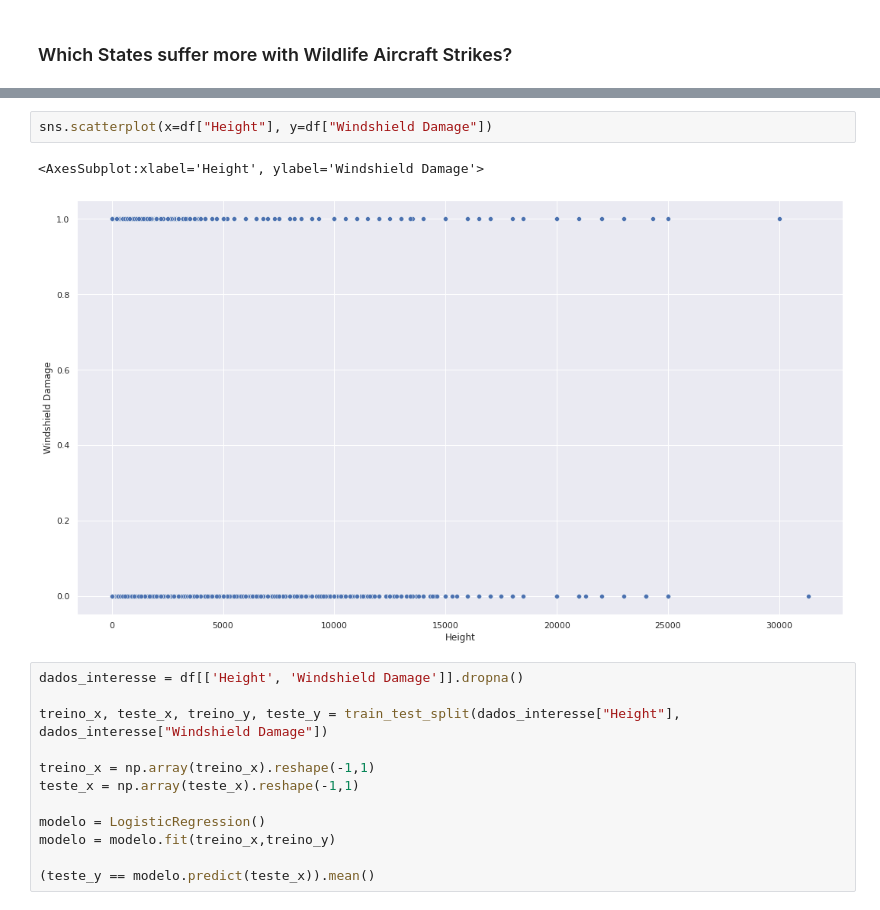
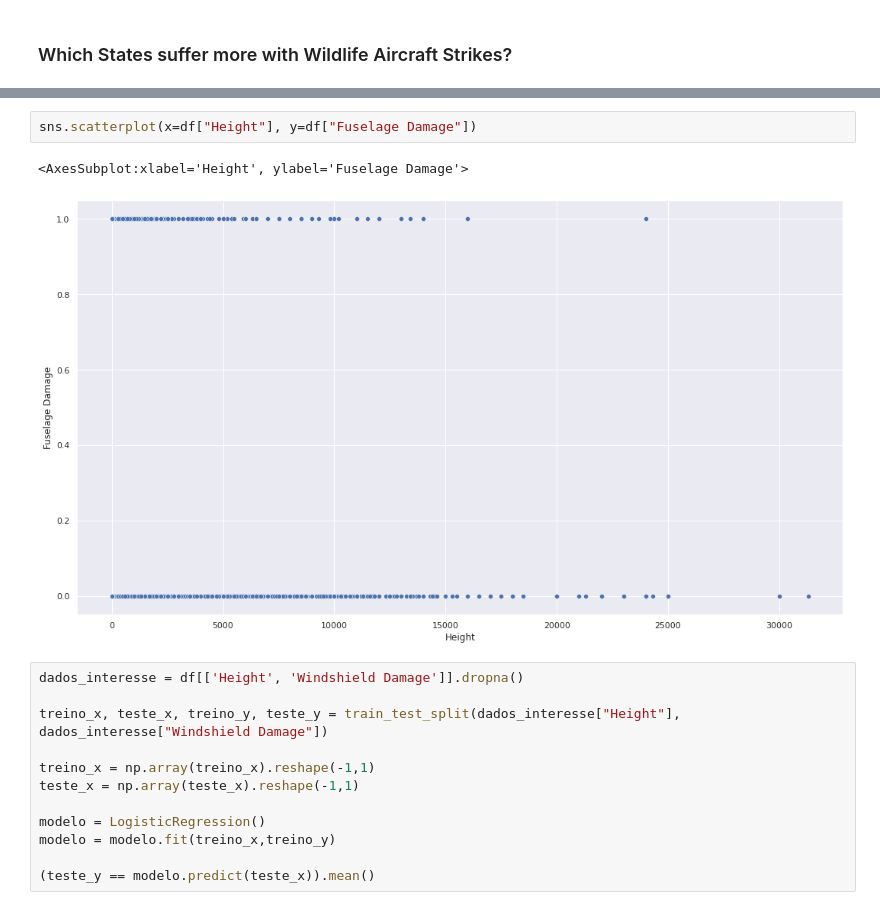
Before and after one commit to MvKaio/StudyOfAircraftWildlifeStrikes, a Jupyter notebook: notebooks/ExploratoryAnalysis.ipynb, the cells around one changed output, grey strips where cells are left out. Drawn from its saved outputs; the diff is of its cells as text.

```diff
--- a/notebooks/ExploratoryAnalysis.ipynb
+++ b/notebooks/ExploratoryAnalysis.ipynb
@@ -176,8 +179,8 @@ fig.show()
 # %%
-sns.scatterplot(x=df["Height"], y=df["Windshield Damage"])
+sns.scatterplot(x=df["Height"], y=df["Fuselage Damage"])
 # %% [output]
-<AxesSubplot:xlabel='Height', ylabel='Windshield Damage'>
+<AxesSubplot:xlabel='Height', ylabel='Fuselage Damage'>
-[figure, old version]
+[figure, new version]
 # %%
 dados_interesse = df[['Height', 'Windshield Damage']].dropna()
 
```
Also changed, not shown: parts of 1 cell of this notebook, 3 other files.
